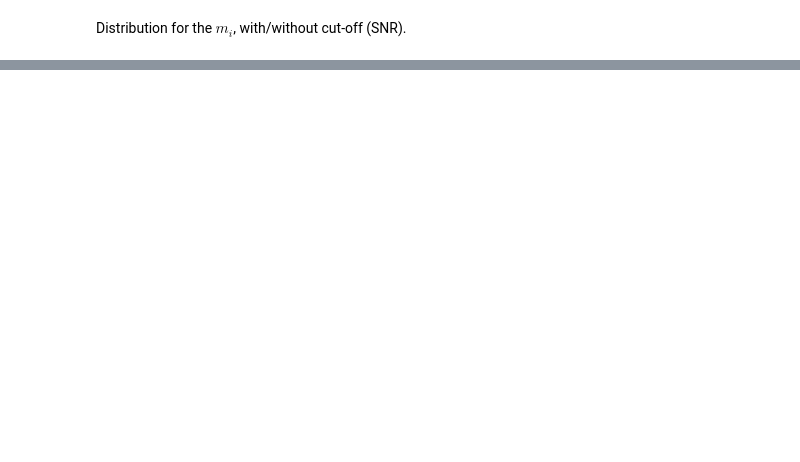
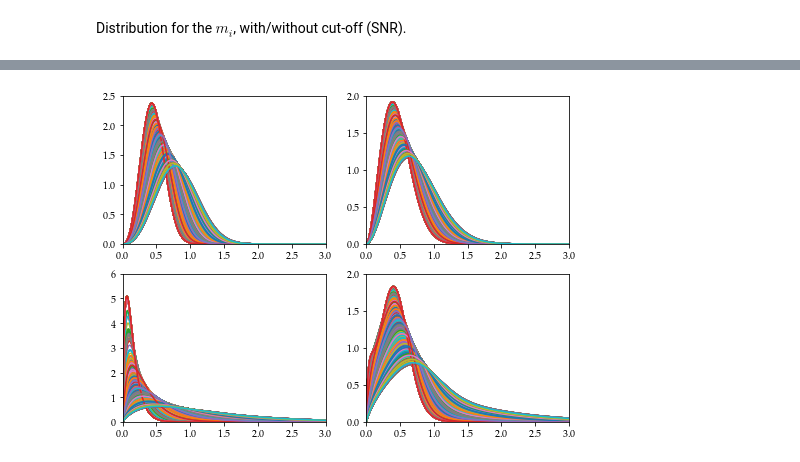
Before and after one commit to Harry45/BHM-nz, a Jupyter notebook: reference/BL-2016/understanding.ipynb, the cells around one changed output, grey strips where cells are left out. Saved outputs shown, nothing was run; the diff lists cells and outputs as text; code cells hidden in the pictures; blank space fills up the shorter version.

```diff
--- a/reference/BL-2016/understanding.ipynb
+++ b/reference/BL-2016/understanding.ipynb
@@ -313,6 +309,0 @@ plt.show()
-# %%
-for i in range(200):
-    plt.plot(z_grid, prob_redshift_given_template_mag(z_grid, imags_cut[i], 2.465, 0.431, 0.0913))
-plt.ylim(0.0, 3.0)
-plt.xlim(0.0, 3.0)
-plt.show()
@@ -320,0 +331,8 @@ plt.show()
+# %%
+nobj_cut = 10000 # len(imags_cut)
+# %%
+%%time
+redshift_eso = np.array([pdf_redshift(imags_cut[i], z_grid, 'eso') for i in range(nobj_cut)])
+redshift_spi = np.array([pdf_redshift(imags_cut[i], z_grid, 'spi') for i in range(nobj_cut)])
+redshift_irr = np.array([pdf_redshift(imags_cut[i], z_grid, 'irr') for i in range(nobj_cut)])
+redshift_marg = np.array([pdf_redshift(imags_cut[i], z_grid, 'marg') for i in range(nobj_cut)])
@@ -320,0 +351,23 @@ plt.show()
+# %%
+nselected = 1000
+# %%
+plt.figure(figsize = (8,6))
+plt.subplot(221)
+plt.plot(z_grid, redshift_eso[0:nselected].T)
+plt.xlim(0, 3.0)
+plt.ylim(0, 2.5)
+plt.subplot(222)
+plt.plot(z_grid, redshift_spi[0:nselected].T)
+plt.xlim(0, 3.0)
+plt.ylim(0, 2.0)
+plt.subplot(223)
+plt.plot(z_grid, redshift_irr[0:nselected].T)
+plt.xlim(0, 3.0)
+plt.ylim(0, 6.0)
+plt.subplot(224)
+plt.plot(z_grid, redshift_marg[0:nselected].T)
+plt.xlim(0, 3.0)
+plt.ylim(0, 2.0)
+plt.show()
+# %% [output]
+[figure, added]
```
Also changed, not shown: parts of 17 cells of this notebook.
